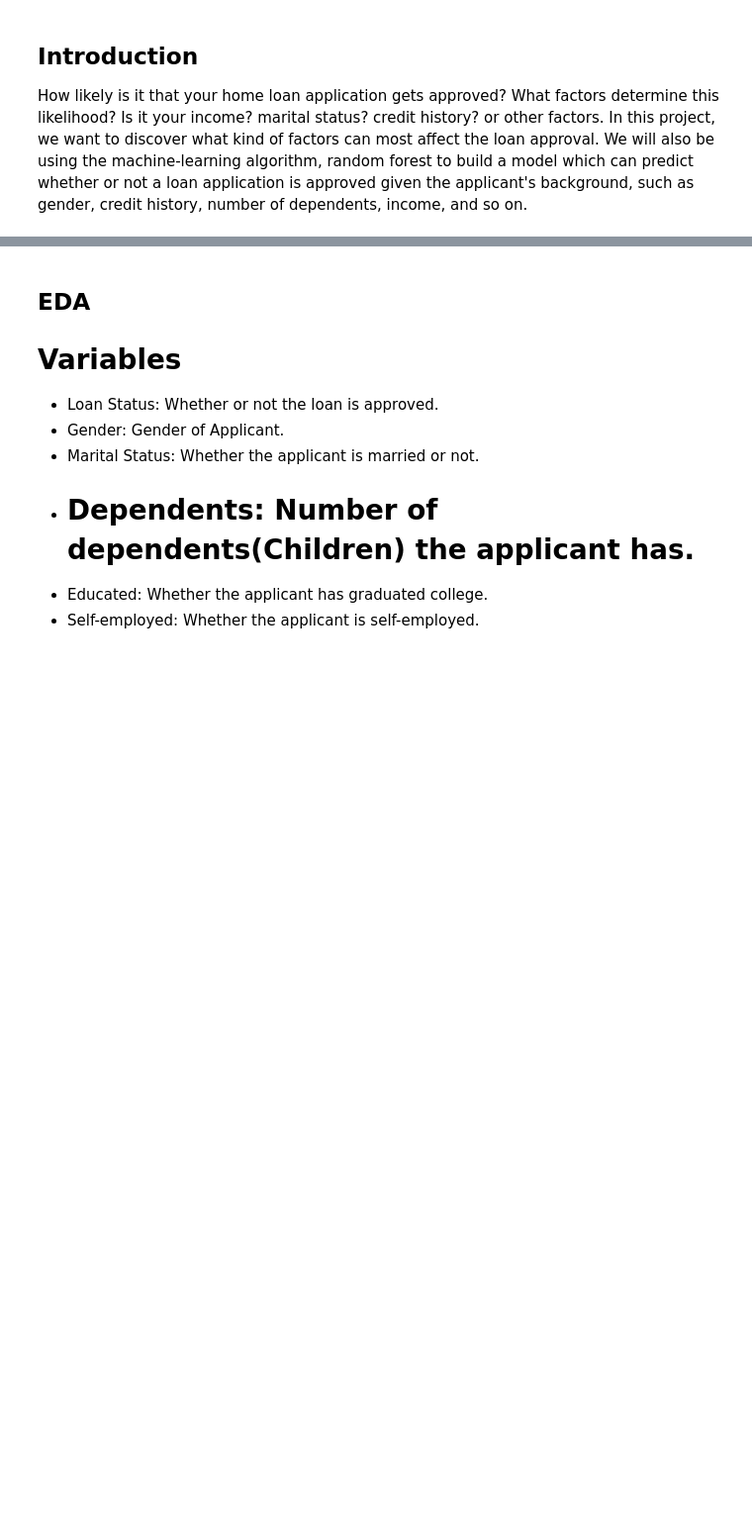
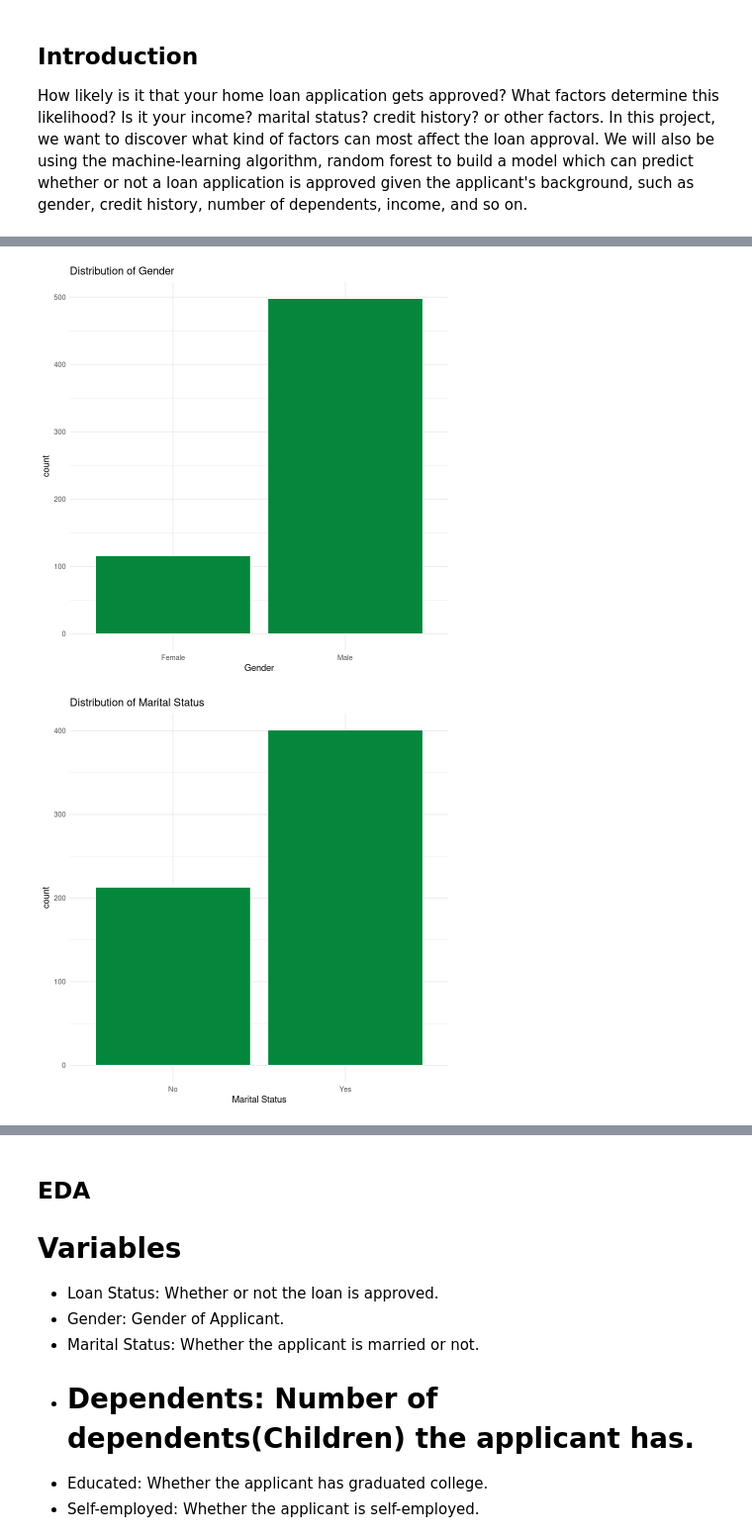
Before and after one commit to michaelwucode/loan_approval, a Jupyter notebook: loan_approval.ipynb, the cells around one changed output, grey strips where cells are left out. Shown at 99% size. Drawn from its saved outputs; the diff is of its cells as text; code cells hidden in the pictures; blank space fills up the shorter version.

```diff
--- a/loan_approval.ipynb
+++ b/loan_approval.ipynb
@@ -46,0 +104,18 @@ for_hist <- train_imputed %>%
+# %%
+colnames(for_bar_charts) <- c('Gender', 'Marital Status', '# Dependents',
+                              'College Graduates', 'Self-employment',
+                              'Credit History', 'Property Area', 'Loan Status')
+
+for (column in colnames(for_bar_charts)) {
+  # Create a ggplot object for each variable
+  plot <- ggplot(for_bar_charts, aes(x = .data[[column]])) +
+    geom_bar(fill = '#04873d', color = 'white') +
+    labs(title = paste("Distribution of", column)) +
+    theme_minimal()
+
+  # Display the plot
+  print(plot)
+}
+# %% [output]
+[figure, added]
+[figure, added]
```
Also changed, not shown: parts of 11 cells of this notebook.
